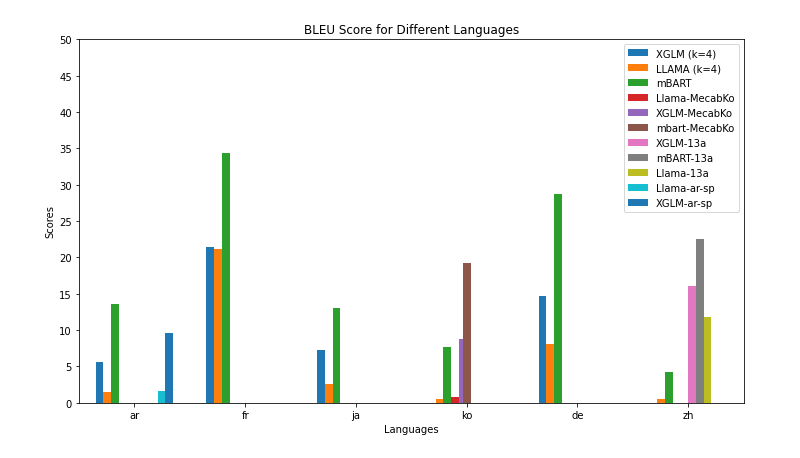
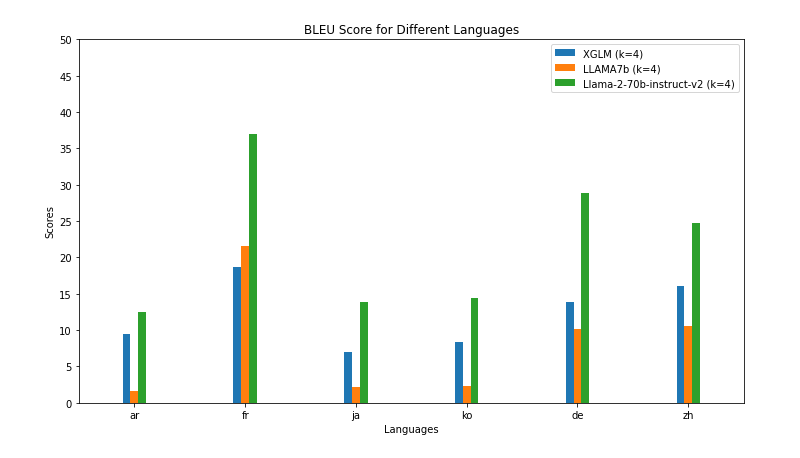
Before and after one commit to su0315/LLM_Contextual_Prompt_MT, a Jupyter notebook: notebook/result_visualization/1-1_model_comparison.ipynb, the cells around one changed output. Saved outputs shown, nothing was run; the diff lists cells and outputs as text; code cells hidden in the pictures.

```diff
--- a/notebook/result_visualization/1-1_model_comparison.ipynb
+++ b/notebook/result_visualization/1-1_model_comparison.ipynb
@@ -16,9 +16,17 @@ def get_score(context_size, model):
 
     lang_scores = {}
 
+    """
     #for model_path in [xglm_path, llama_path]:
-    for lang in lang_list:
-        score_path = disk_dir+f'/1-1_withoutContext/en-{lang}/{model}-{lang}-1-1/test_score.txt'
+    if model == "Llama-2-70b-instruct-v2":
+        folder = "1-1"
+
+    else:
+        folder = "1-1_withoutContext"
+    """
+
+    for lang in lang_list: # Change: context_size into 1-1_Wihout_context
+        score_path = disk_dir+f'/{context_size}/en-{lang}/{model}-{lang}-1-1/test_score.txt'
         if os.path.exists(score_path):
             with open(score_path,'r') as wf:
                 lang_scores[lang] = wf.readlines()
@@ -103,5 +111,10 @@ xglm_sp_comet_list, xglm_sp_bleu_list, lang_list = get_score("1-1","xglm-sp")
 print ("XGLM with ar sentencepiece BLEU tokenizer", lang_list)
 print ("COMET", xglm_sp_comet_list)
 print ("BLEU", xglm_sp_bleu_list)
+print ()
+llama2_70b_comet_list, llama2_70b_bleu_list, lang_list = get_score("1-1","Llama-2-70b-instruct-v2")
+print ("Llama2_70b with ar sentencepiece BLEU tokenizer", lang_list)
+print ("COMET", llama2_70b_comet_list)
+print ("BLEU", llama2_70b_bleu_list)
 # %% [output]
 XGLM ['ar', 'fr', 'ja', 'ko', 'de', 'zh']
@@ -154,45 +168,46 @@ plt.show()
 # %%
 # Generating positions for the bars
 x = np.arange(len(lang_list))  # The label locations
 width = 0.07  # The width of the bars
 
 # Creating the plot
 # Creating the plot
 fig, ax = plt.subplots(figsize=(10, len(lang_list)))
-rects1 = ax.bar(x - width*4.5, xglm_bleu_list, width, label='XGLM (k=4)')
-rects2 = ax.bar(x-width*3.5, llama_bleu_list, width, label='LLAMA (k=4)')
-rects3 = ax.bar(x-width*2.5 , mbart_bleu_list, width, label='mBART')
+rects1 = ax.bar(x - width, xglm_bleu_list, width, label='XGLM (k=4)')
+rects2 = ax.bar(x, llama_bleu_list, width, label='LLAMA7b (k=4)')
+#rects3 = ax.bar(x-width*2.5 , mbart_bleu_list, width, label='mBART')
 
-rects4 = ax.bar(x -width*1.5, llama_mecabko_bleu_list, width, label='Llama-MecabKo')
-rects5 = ax.bar(x -width*0.5, xglm_mecabko_bleu_list, width, label='XGLM-MecabKo')
-rects6 = ax.bar(x , mbart_mecabko_bleu_list, width, label='mbart-MecabKo')
+#rects4 = ax.bar(x -width*1.5, llama_mecabko_bleu_list, width, label='Llama-MecabKo')
+#rects5 = ax.bar(x -width*0.5, xglm_mecabko_bleu_list, width, label='XGLM-MecabKo')
+#rects6 = ax.bar(x , mbart_mecabko_bleu_list, width, label='mbart-MecabKo')
 
-rects7 = ax.bar(x +width*0.5, xglm_13a_bleu_list, width, label='XGLM-13a')
-rects8 = ax.bar(x +width*1.5, mbart_13a_bleu_list, width, label='mBART-13a')
-rects9 = ax.bar(x +width*2.5, llama_13a_bleu_list, width, label='Llama-13a')
+#rects7 = ax.bar(x +width*0.5, xglm_13a_bleu_list, width, label='XGLM-13a')
+#rects8 = ax.bar(x +width*1.5, mbart_13a_bleu_list, width, label='mBART-13a')
+#rects9 = ax.bar(x +width*2.5, llama_13a_bleu_list, width, label='Llama-13a')
 
-rects10 = ax.bar(x +width*3.5, llama_sp_bleu_list, width, label='Llama-ar-sp')
-rects11 = ax.bar(x +width*4.5, xglm_sp_bleu_list, width, label='XGLM-ar-sp')
+#rects10 = ax.bar(x +width*3.5, llama_sp_bleu_list, width, label='Llama-ar-sp')
+#rects11 = ax.bar(x +width*4.5, xglm_sp_bleu_list, width, label='XGLM-ar-sp')
+rects12 = ax.bar(x +width, llama2_70b_bleu_list, width, label='Llama-2-70b-instruct-v2 (k=4)')
 
 
 # Adding labels and title
 ax.set_xlabel('Languages')
 ax.set_ylabel('Scores')
 ax.set_title('BLEU Score for Different Languages')
 ax.set_xticks(x)
 ax.set_xticklabels(lang_list)
 ax.legend()
 
 # Adjust the x-axis limits for better visualization
 ax.set_xlim(-0.5, len(lang_list) - 0.5)
 
 plt.yticks(range(0, 55,5))
 
 # Displaying the plot
 plt.tight_layout()
 plt.show()
 # %% [output]
-[figure, old version]
+[figure, new version]
 # %%
 # XGLM-ar: sp is better
 # XGLM-ko:
```
Also changed, not shown: parts of 2 cells of this notebook.
